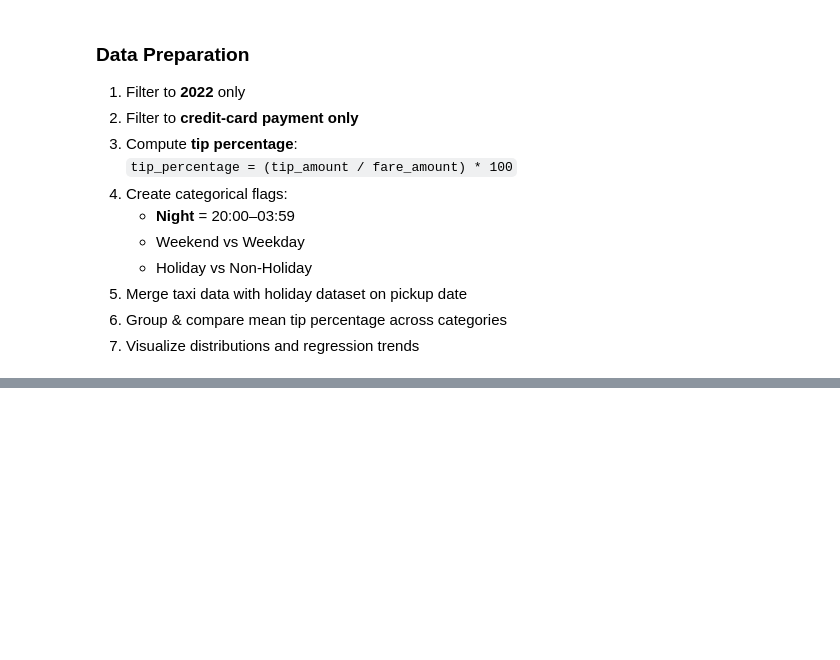
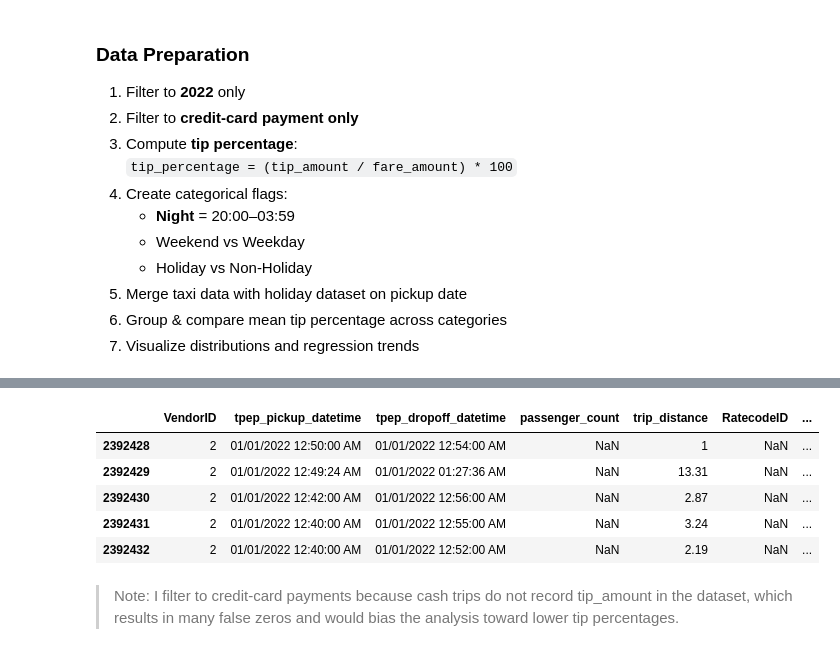
Before and after one commit to mf3659/mf3659.githum.io, a Jupyter notebook: project3.ipynb, the cells around one changed output, grey strips where cells are left out. Saved outputs shown, nothing was run; the diff lists cells and outputs as text; code cells hidden in the pictures; blank space fills up the shorter version.

```diff
--- a/project3.ipynb
+++ b/project3.ipynb
@@ -40,0 +56,21 @@ compared to daytime, weekdays, and non-holiday trips.
+# %%
+# explore payment types + tips BEFORE CLEANING
+
+# ensure numeric columns
+df["payment_type"] = pd.to_numeric(df["payment_type"], errors="coerce")
+df["tip_amount"] = pd.to_numeric(df["tip_amount"], errors="coerce")
+df["fare_amount"] = pd.to_numeric(df["fare_amount"], errors="coerce")
+
+# groupby exploration
+print("Payment Type Counts:")
+print(df["payment_type"].value_counts())
+
+print("\nAverage Tip Amount by Payment Type:")
+print(df.groupby("payment_type")["tip_amount"].mean())
+
+print("\nPercent of Zero Tips by Payment Type:")
+print(
+    df.groupby("payment_type")["tip_amount"]
+    .apply(lambda x: (x == 0).mean() * 100)
+    .round(2)
+)
@@ -40,0 +95,9 @@ compared to daytime, weekdays, and non-holiday trips.
+# %%
+df[df["payment_type"] == 0].head()
+# %% [output]
+|  | VendorID | tpep_pickup_datetime | tpep_dropoff_datetime | passenger_count | trip_distance | RatecodeID | ... |
+| 2392428 | 2 | 01/01/2022 12:50:00 AM | 01/01/2022 12:54:00 AM | NaN | 1 | NaN | ... |
+| 2392429 | 2 | 01/01/2022 12:49:24 AM | 01/01/2022 01:27:36 AM | NaN | 13.31 | NaN | ... |
+| 2392430 | 2 | 01/01/2022 12:42:00 AM | 01/01/2022 12:56:00 AM | NaN | 2.87 | NaN | ... |
+| 2392431 | 2 | 01/01/2022 12:40:00 AM | 01/01/2022 12:55:00 AM | NaN | 3.24 | NaN | ... |
+| 2392432 | 2 | 01/01/2022 12:40:00 AM | 01/01/2022 12:52:00 AM | NaN | 2.19 | NaN | ... |
@@ -40,0 +127,2 @@ compared to daytime, weekdays, and non-holiday trips.
+# %% [markdown]
+> Note: I filter to credit-card payments because cash trips do not record tip_amount in the dataset, which results in many false zeros and would bias the analysis toward lower tip percentages.
```
Also changed, not shown: parts of 28 cells of this notebook.
